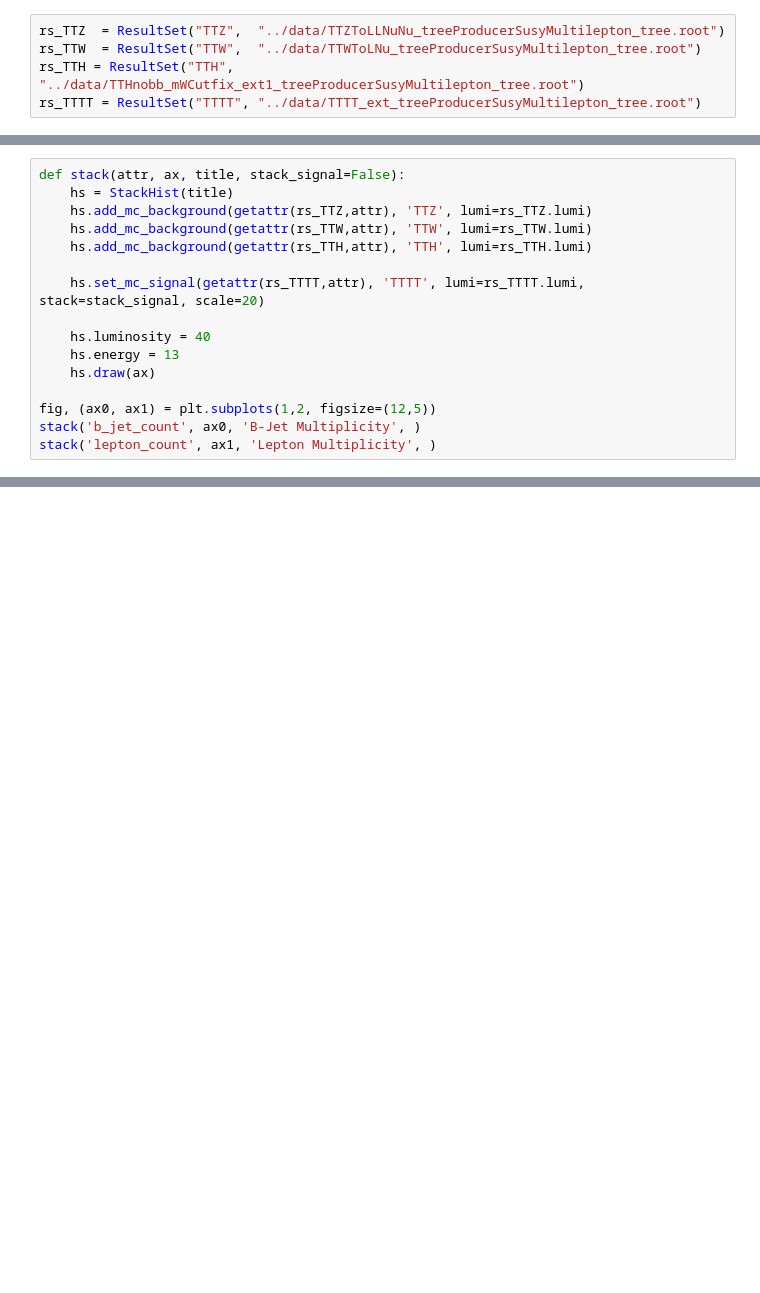
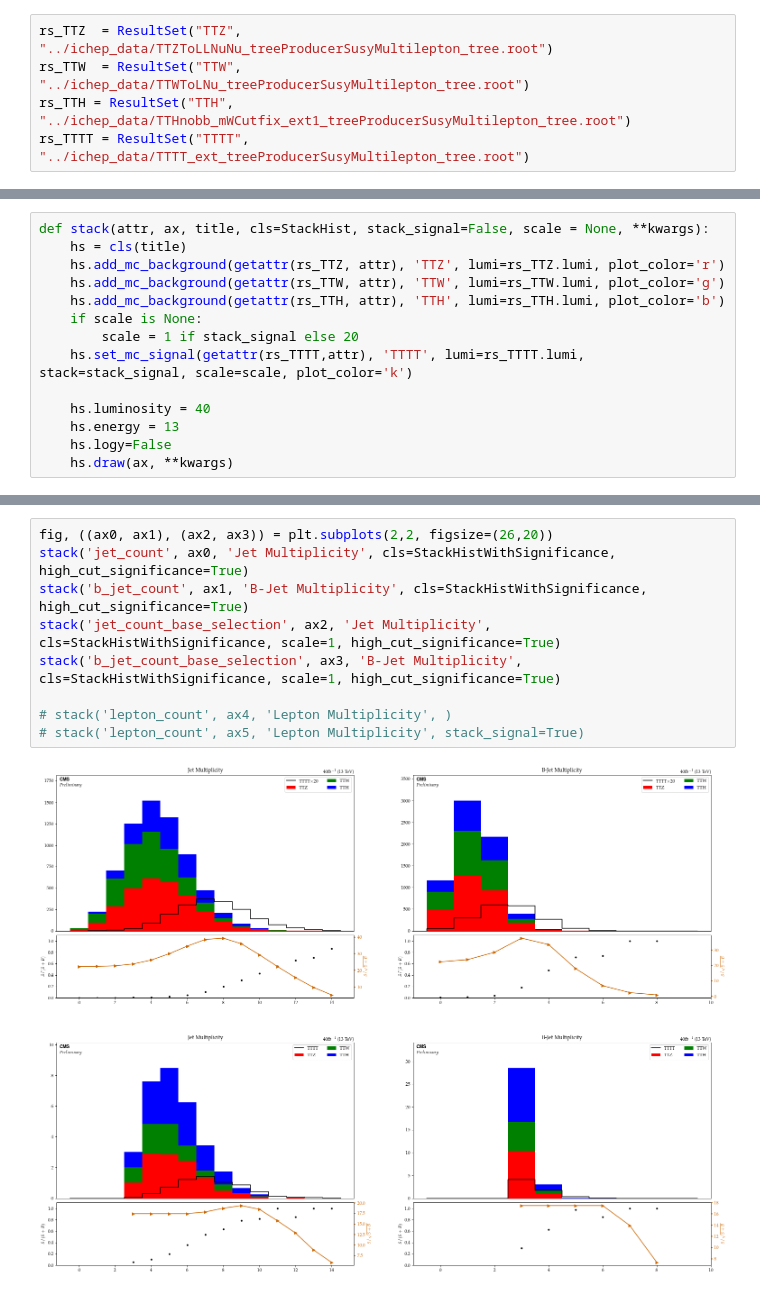
Before and after one commit to cfangmeier/TTTT, a Jupyter notebook: python/Plotter Testing.ipynb, the cells around one changed output, grey strips where cells are left out. Drawn from its saved outputs; the diff is of its cells as text; blank space fills up the shorter version.

```diff
--- a/python/Plotter Testing.ipynb
+++ b/python/Plotter Testing.ipynb
@@ -5,7 +11,7 @@ from plotter import StackHist
 from utils import ResultSet
 # %%
-rs_TTZ  = ResultSet("TTZ",  "../data/TTZToLLNuNu_treeProducerSusyMultilepton_tree.root")
-rs_TTW  = ResultSet("TTW",  "../data/TTWToLNu_treeProducerSusyMultilepton_tree.root")
-rs_TTH = ResultSet("TTH", "../data/TTHnobb_mWCutfix_ext1_treeProducerSusyMultilepton_tree.root")
-rs_TTTT = ResultSet("TTTT", "../data/TTTT_ext_treeProducerSusyMultilepton_tree.root")
+rs_TTZ  = ResultSet("TTZ",  "../ichep_data/TTZToLLNuNu_treeProducerSusyMultilepton_tree.root")
+rs_TTW  = ResultSet("TTW",  "../ichep_data/TTWToLNu_treeProducerSusyMultilepton_tree.root")
+rs_TTH = ResultSet("TTH", "../ichep_data/TTHnobb_mWCutfix_ext1_treeProducerSusyMultilepton_tree.root")
+rs_TTTT = ResultSet("TTTT", "../ichep_data/TTTT_ext_treeProducerSusyMultilepton_tree.root")
 # %% [output]
@@ -16,16 +22,14 @@ Loading unchanged result file  ../data/TTTT_ext_treeProducerSusyMultilepton_tree
 # %%
-def stack(attr, ax, title, stack_signal=False):
-    hs = StackHist(title)
-    hs.add_mc_background(getattr(rs_TTZ,attr), 'TTZ', lumi=rs_TTZ.lumi)
-    hs.add_mc_background(getattr(rs_TTW,attr), 'TTW', lumi=rs_TTW.lumi)
-    hs.add_mc_background(getattr(rs_TTH,attr), 'TTH', lumi=rs_TTH.lumi)
-
-    hs.set_mc_signal(getattr(rs_TTTT,attr), 'TTTT', lumi=rs_TTTT.lumi, stack=stack_signal, scale=20)
+def stack(attr, ax, title, cls=StackHist, stack_signal=False, scale = None, **kwargs):
+    hs = cls(title)
+    hs.add_mc_background(getattr(rs_TTZ, attr), 'TTZ', lumi=rs_TTZ.lumi, plot_color='r')
+    hs.add_mc_background(getattr(rs_TTW, attr), 'TTW', lumi=rs_TTW.lumi, plot_color='g')
+    hs.add_mc_background(getattr(rs_TTH, attr), 'TTH', lumi=rs_TTH.lumi, plot_color='b')
+    if scale is None:
+        scale = 1 if stack_signal else 20
+    hs.set_mc_signal(getattr(rs_TTTT,attr), 'TTTT', lumi=rs_TTTT.lumi, stack=stack_signal, scale=scale, plot_color='k')
 
     hs.luminosity = 40
     hs.energy = 13
-    hs.draw(ax)
-
-fig, (ax0, ax1) = plt.subplots(1,2, figsize=(12,5))
-stack('b_jet_count', ax0, 'B-Jet Multiplicity', )
-stack('lepton_count', ax1, 'Lepton Multiplicity', )
+    hs.logy=False
+    hs.draw(ax, **kwargs)
@@ -33,0 +43,11 @@ stack('lepton_count', ax1, 'Lepton Multiplicity', )
+# %%
+fig, ((ax0, ax1), (ax2, ax3)) = plt.subplots(2,2, figsize=(26,20))
+stack('jet_count', ax0, 'Jet Multiplicity', cls=StackHistWithSignificance, high_cut_significance=True)
+stack('b_jet_count', ax1, 'B-Jet Multiplicity', cls=StackHistWithSignificance, high_cut_significance=True)
+stack('jet_count_base_selection', ax2, 'Jet Multiplicity', cls=StackHistWithSignificance, scale=1, high_cut_significance=True)
+stack('b_jet_count_base_selection', ax3, 'B-Jet Multiplicity', cls=StackHistWithSignificance, scale=1, high_cut_significance=True)
+
+# stack('lepton_count', ax4, 'Lepton Multiplicity', )
+# stack('lepton_count', ax5, 'Lepton Multiplicity', stack_signal=True)
+# %% [output]
+[figure, added]
```
Also changed, not shown: parts of 10 cells of this notebook, 13 other files.
